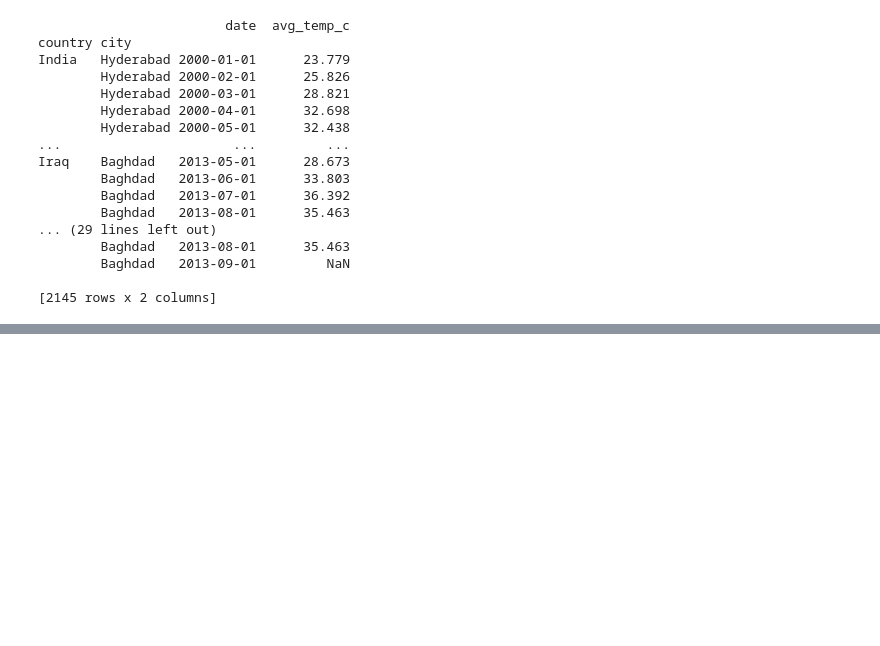
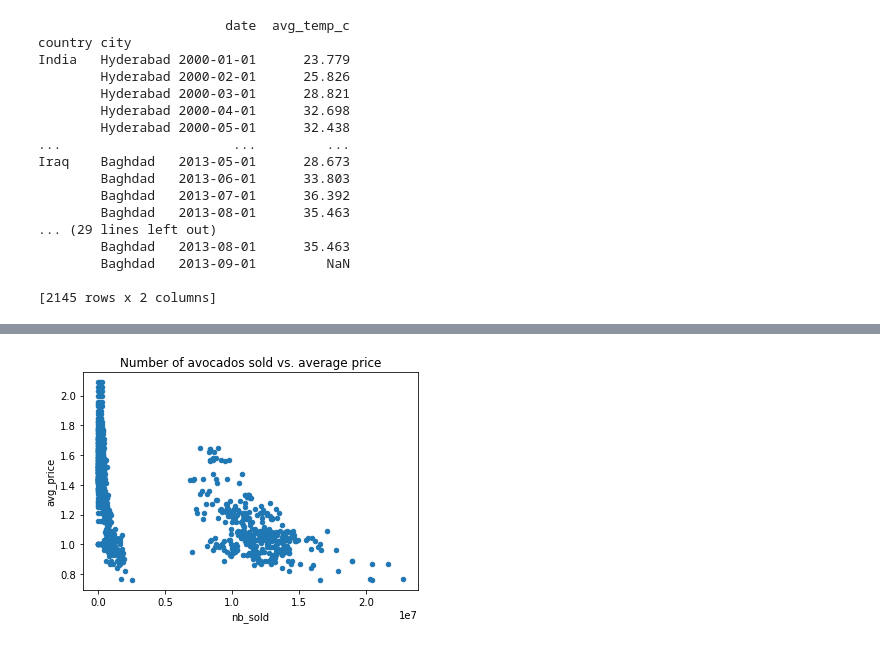
Before and after one commit to noahlias/datacamp_course, a Jupyter notebook: data-manipulation-with-pandas.ipynb, the cells around one changed output, grey strips where cells are left out. Cells and saved outputs as stored; diff of their text form; code cells hidden in the pictures; blank space fills up the shorter version.

```diff
--- a/data-manipulation-with-pandas.ipynb
+++ b/data-manipulation-with-pandas.ipynb
@@ -802,0 +1010,14 @@ Iraq    Baghdad   2013-05-01      28.673
+# %%
+# Create a line plot of the number of avocados sold by date
+
+avocados.plot(
+    x="nb_sold",
+    y="avg_price",
+    kind="scatter",
+    title="Number of avocados sold vs. average price",
+)
+
+# Show the plot
+plt.show()
+# %% [output]
+[figure, added]
```
Also changed, not shown: parts of 35 cells of this notebook, 3 other files.
